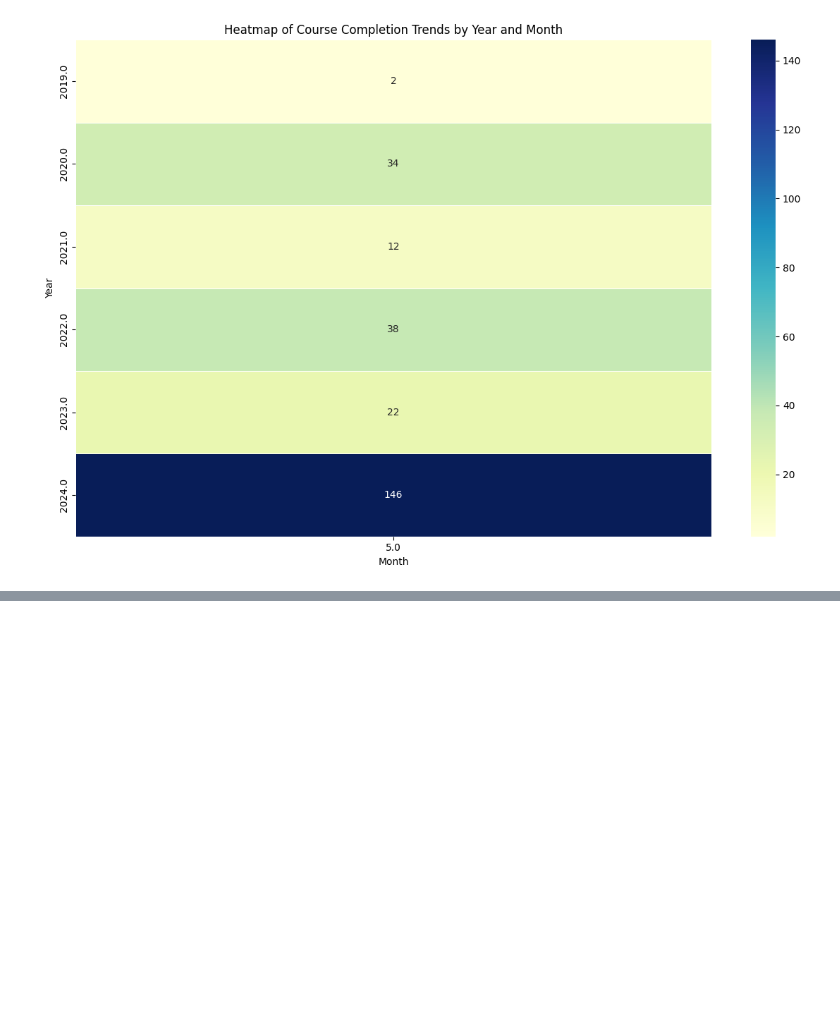
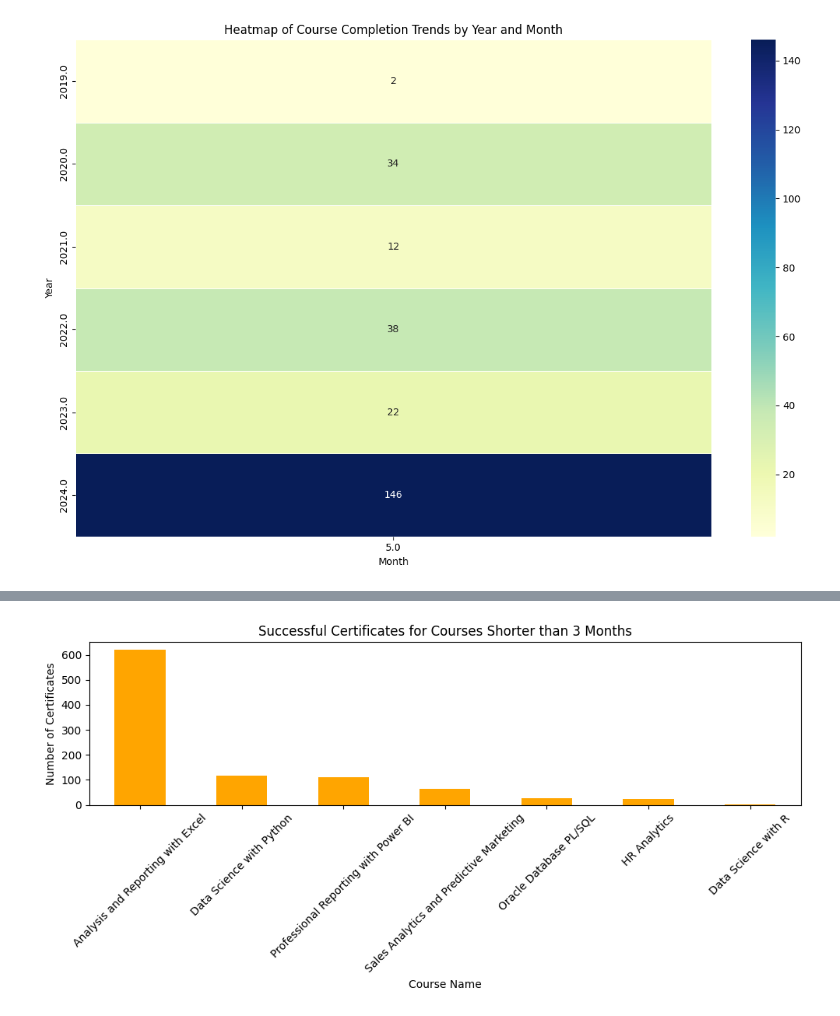
Before and after one commit to Ismat-Samadov/data_edu_az, a Jupyter notebook: 2024/analyse.ipynb, the cells around one changed output, grey strips where cells are left out. Saved outputs shown, nothing was run; the diff lists cells and outputs as text; code cells hidden in the pictures; blank space fills up the shorter version.

```diff
--- a/2024/analyse.ipynb
+++ b/2024/analyse.ipynb
@@ -149,0 +182,15 @@ ModuleNotFoundError: No module named 'seaborn'
+# %%
+# Filter 3: Analysis by Duration (Example: Courses shorter than 3 months)
+short_courses = success_data[success_data['Duration (Months)'] < 3]
+
+plt.figure(figsize=(10, 5))
+short_courses['Course Name'].value_counts().plot(kind='bar', color='orange')
+plt.title('Successful Certificates for Courses Shorter than 3 Months')
+plt.xlabel('Course Name')
+plt.ylabel('Number of Certificates')
+plt.xticks(rotation=45)
+plt.tight_layout()
+plt.savefig(os.path.join(data_directory, 'short_courses_analysis.png'))
+plt.show()
+# %% [output]
+[figure, added]
```
Also changed, not shown: parts of 3 cells of this notebook, 3 other files.
